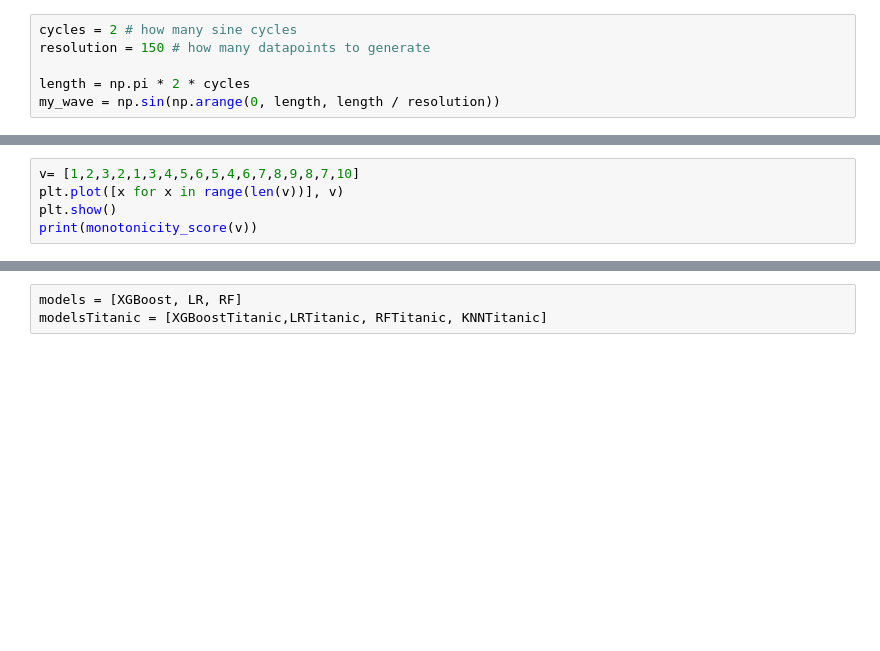
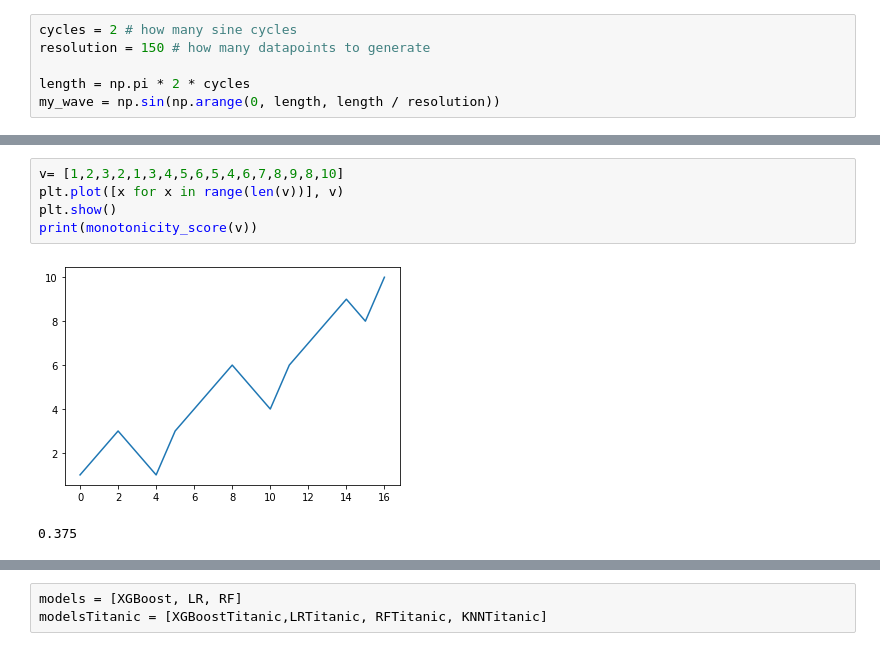
Before and after one commit to jpgianfaldoni/MLBugDetection, a Jupyter notebook: src/MonotonicCheckExamples.ipynb, the cells around one changed output, grey strips where cells are left out. Cells and saved outputs as stored; diff of their text form; blank space fills up the shorter version.

```diff
--- a/src/MonotonicCheckExamples.ipynb
+++ b/src/MonotonicCheckExamples.ipynb
@@ -51,8 +55,11 @@ print(monotonicity_score(v))
 # %%
-v= [1,2,3,2,1,3,4,5,6,5,4,6,7,8,9,8,7,10]
+v= [1,2,3,2,1,3,4,5,6,5,4,6,7,8,9,8,10]
 plt.plot([x for x in range(len(v))], v)
 plt.show()
 print(monotonicity_score(v))
+# %% [output]
+[figure, added]
+0.375
 # %%
 v = [1,2,3,4,5,6,7,8,9,10,11,12,13,14,15,16,17,18,19,20]
 plt.plot([x for x in range(len(v))], v)
```
Also changed, not shown: parts of 9 cells of this notebook, 7 other files.
